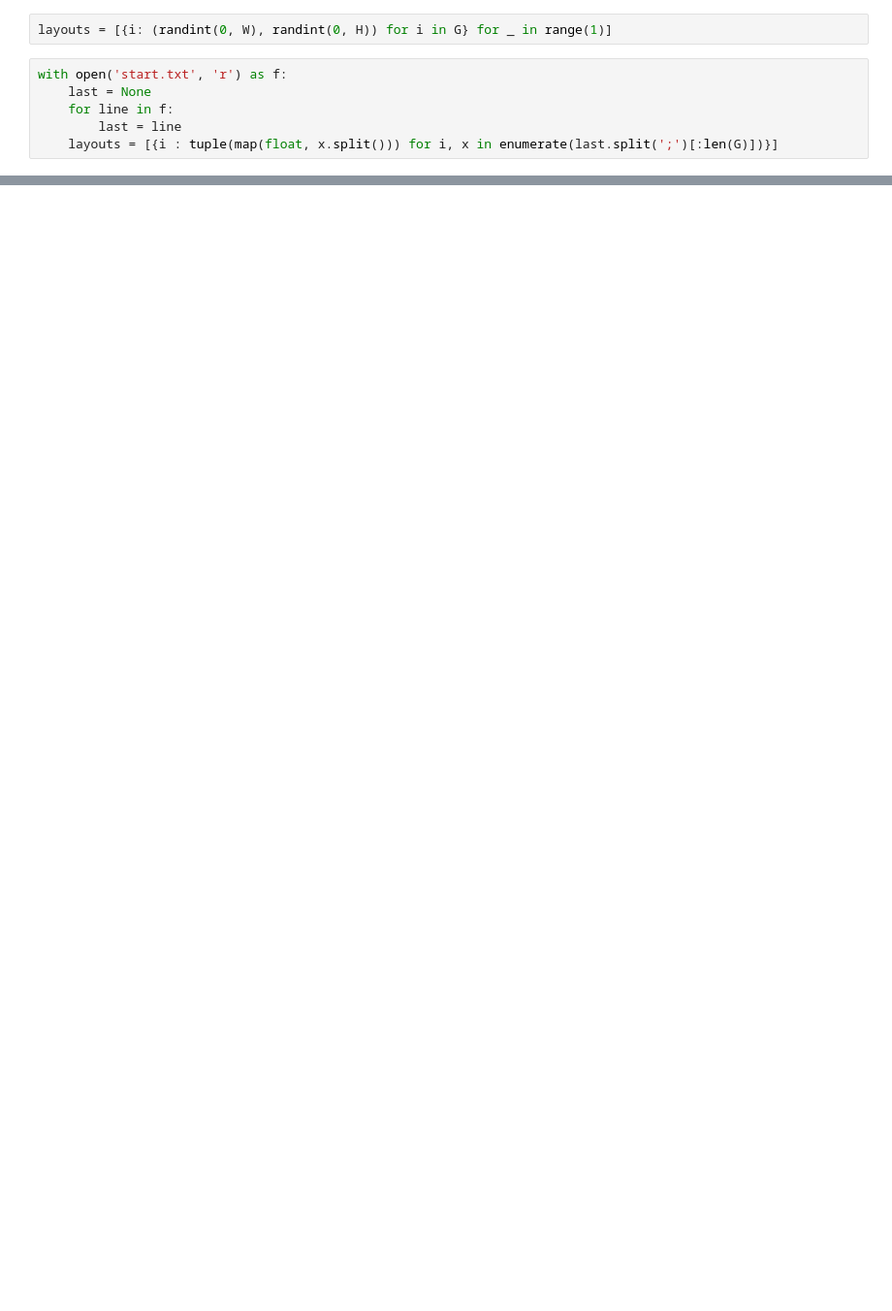
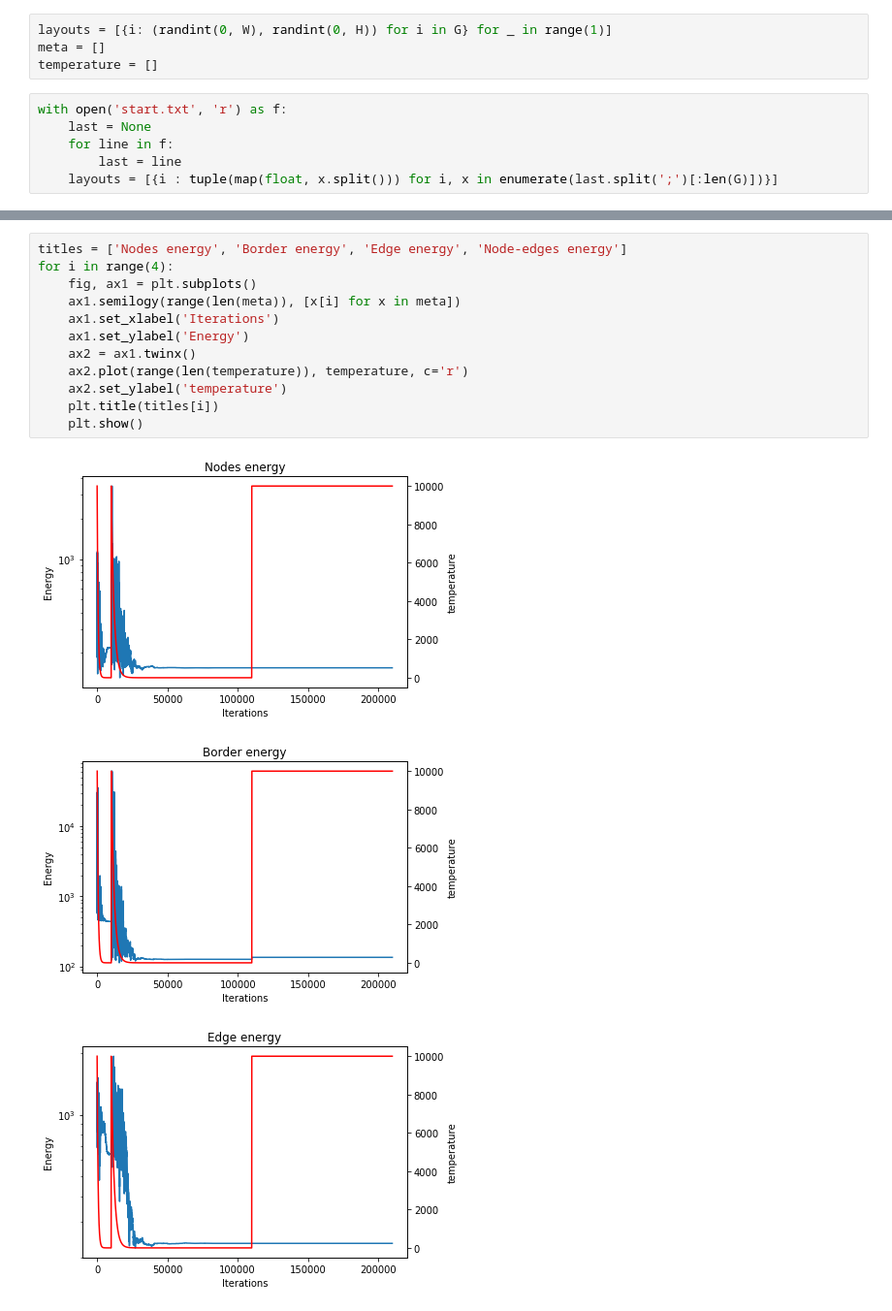
Before and after one commit to Skird/graph-annealing, a Jupyter notebook: Visualisation.ipynb, the cells around one changed output, grey strips where cells are left out. Shown at 97% size. Drawn from its saved outputs; the diff is of its cells as text; blank space fills up the shorter version.

```diff
--- a/Visualisation.ipynb
+++ b/Visualisation.ipynb
@@ -18,6 +18,8 @@ with open('graph.txt', 'r') as f:
 W, H = 100, 100
 # %%
 layouts = [{i: (randint(0, W), randint(0, H)) for i in G} for _ in range(1)]
+meta = []
+temperature = []
 # %%
 with open('start.txt', 'r') as f:
     last = None
@@ -131,0 +143,16 @@ Added 10002 new layouts, now history contains 60007 layouts
+# %%
+titles = ['Nodes energy', 'Border energy', 'Edge energy', 'Node-edges energy']
+for i in range(4):
+    fig, ax1 = plt.subplots()
+    ax1.semilogy(range(len(meta)), [x[i] for x in meta])
+    ax1.set_xlabel('Iterations')
+    ax1.set_ylabel('Energy')
+    ax2 = ax1.twinx()
+    ax2.plot(range(len(temperature)), temperature, c='r')
+    ax2.set_ylabel('temperature')
+    plt.title(titles[i])
+    plt.show()
+# %% [output]
+[figure, added]
+[figure, added]
+[figure, added]
```
Also changed, not shown: parts of 3 cells of this notebook, 4 other files.
